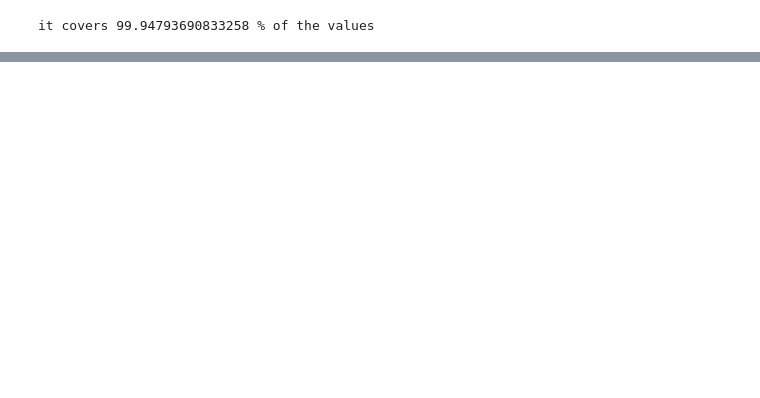
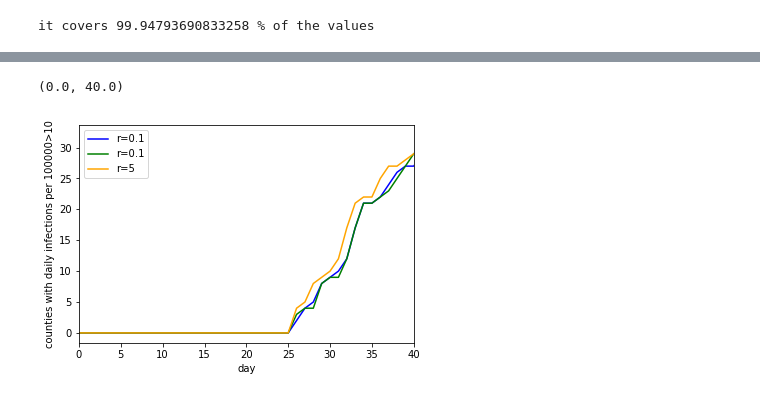
Before and after one commit to Qing1011/branchingmodel, a Jupyter notebook: notebook/branching_ensemble-r=0.1.ipynb, the cells around one changed output, grey strips where cells are left out. Cells and saved outputs as stored; diff of their text form; code cells hidden in the pictures; blank space fills up the shorter version.

```diff
--- a/notebook/branching_ensemble-r=0.1.ipynb
+++ b/notebook/branching_ensemble-r=0.1.ipynb
@@ -90,15 +104,27 @@ for en_i in range(num_ens):
+# %%
+E_NewInf2 =  np.load('NewInf_r_5.npy')
 # %%
-NewInf_avg = np.mean(E_NewInf[:4],axis=0)
+NewInf_avg = np.mean(E_NewInf,axis=0)
+NewInf_avg1 = np.mean(E_NewInf1,axis=0)
+NewInf_avg2 = np.mean(E_NewInf2,axis=0)
 # %%
-NewInf_as = NewInf_avg[:,:60]
-daily_per_pop = NewInf_as/pop[:,None]*100000
+# NewInf_as = NewInf_avg[:,:60]
+# NewInf_as = E_NewInf[70,:,:60]
+daily_per_pop = NewInf_avg[:,:60]/pop[:,None]*100000
+daily_per_pop1 = NewInf_avg1[:,:60]/pop[:,None]*100000
+daily_per_pop2 = NewInf_avg2[:,:60]/pop[:,None]*100000
 # %%
-NewInf1 = np.loadtxt('NewInf_r_5.csv')
+NewInf1 = np.loadtxt('NewInf_r_01.csv')
 NewInf_s1 = NewInf1[:,:60]
 daily_per_pop1 = NewInf_s1/pop[:,None]*100000
 # %%
+plt.plot(np.sum(daily_per_pop>10,axis=0),label='r=0.1',color='blue')
 plt.plot(np.sum(daily_per_pop1>10,axis=0),label='r=0.1',color='green')
-plt.plot(np.sum(daily_per_pop>10,axis=0),label='r=5',color='orange')
+plt.plot(np.sum(daily_per_pop2>10,axis=0),label='r=5',color='orange')
 plt.legend()
 plt.xlabel('day')
 plt.ylabel('counties with daily infections per 100000>10')
+plt.xlim(0,40)
+# %% [output]
+(0.0, 40.0)
+[figure, added]
```
Also changed, not shown: parts of 6 cells of this notebook, 4 other files.
